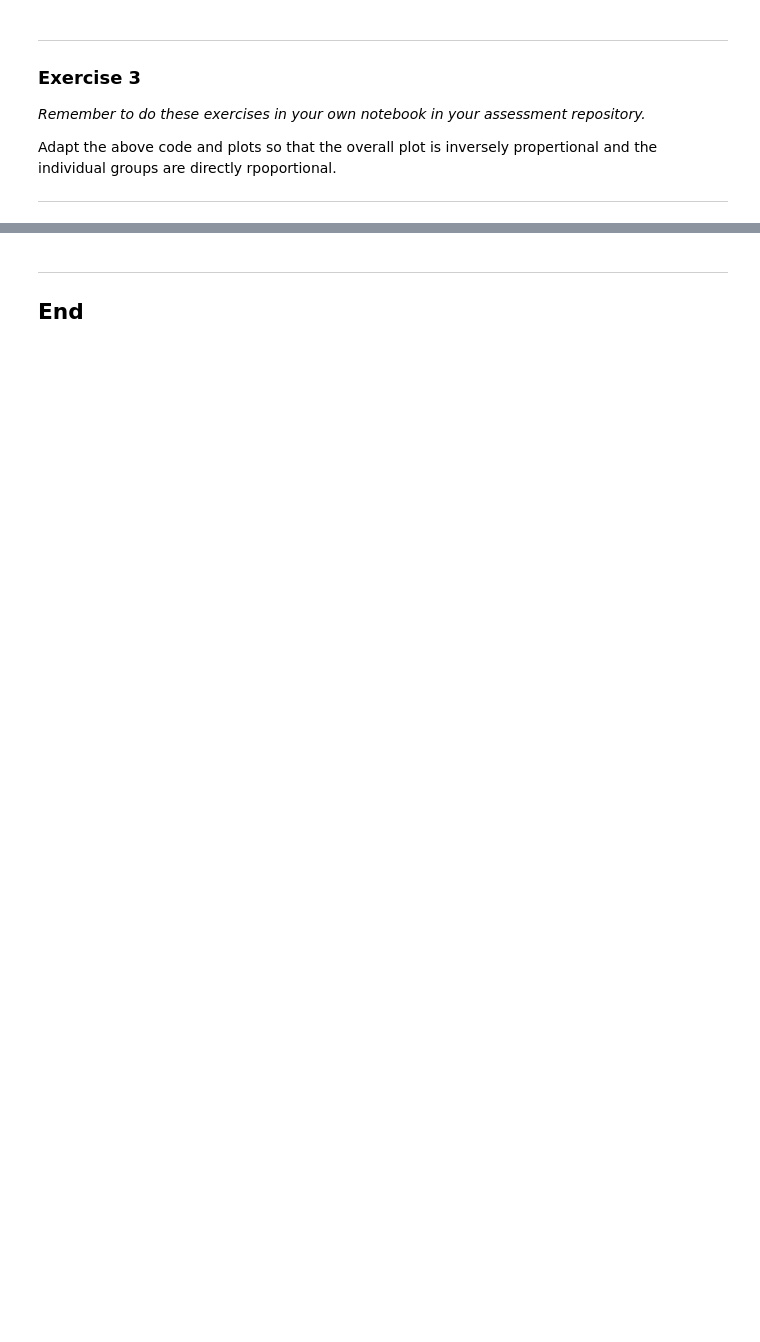
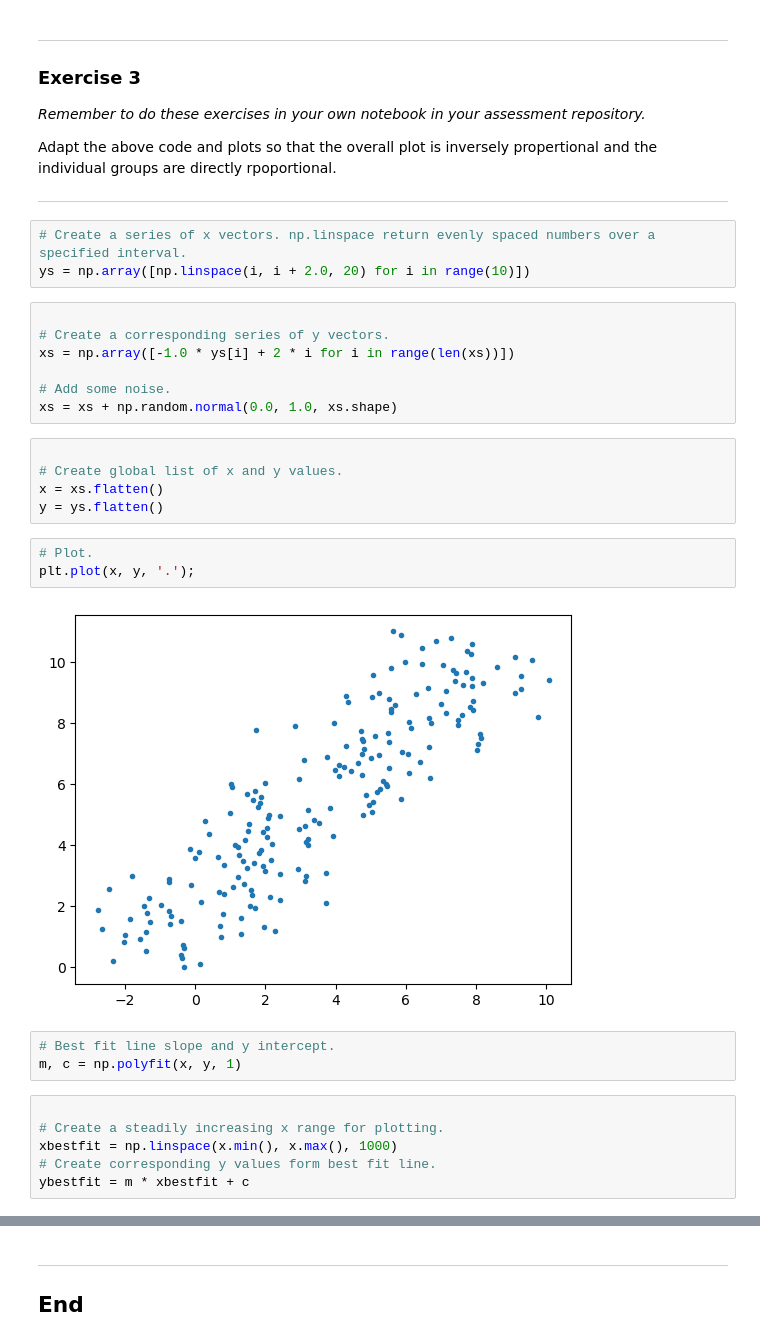
Before and after one commit to BridK02/fundata-assessment, a Jupyter notebook: Exercises/04-outliers.ipynb, the cells around one changed output, grey strips where cells are left out. Cells and saved outputs as stored; diff of their text form; blank space fills up the shorter version.

```diff
--- a/Exercises/04-outliers.ipynb
+++ b/Exercises/04-outliers.ipynb
@@ -182,3 +218,32 @@ plt.legend();
 Adapt the above code and plots so that the overall plot is inversely propertional and the individual groups are directly rpoportional.
 
 ***
+# %%
+# Create a series of x vectors. np.linspace return evenly spaced numbers over a specified interval.
+ys = np.array([np.linspace(i, i + 2.0, 20) for i in range(10)])
+# %%
+
+# Create a corresponding series of y vectors.
+xs = np.array([-1.0 * ys[i] + 2 * i for i in range(len(xs))])
+
+# Add some noise.
+xs = xs + np.random.normal(0.0, 1.0, xs.shape)
+# %%
+
+# Create global list of x and y values.
+x = xs.flatten()
+y = ys.flatten()
+# %%
+# Plot.
+plt.plot(x, y, '.');
+# %% [output]
+[figure, added]
+# %%
+# Best fit line slope and y intercept.
+m, c = np.polyfit(x, y, 1)
+# %%
+
+# Create a steadily increasing x range for plotting.
+xbestfit = np.linspace(x.min(), x.max(), 1000)
+# Create corresponding y values form best fit line.
+ybestfit = m * xbestfit + c
```
Also changed, not shown: parts of 14 cells of this notebook, 1 other file.
